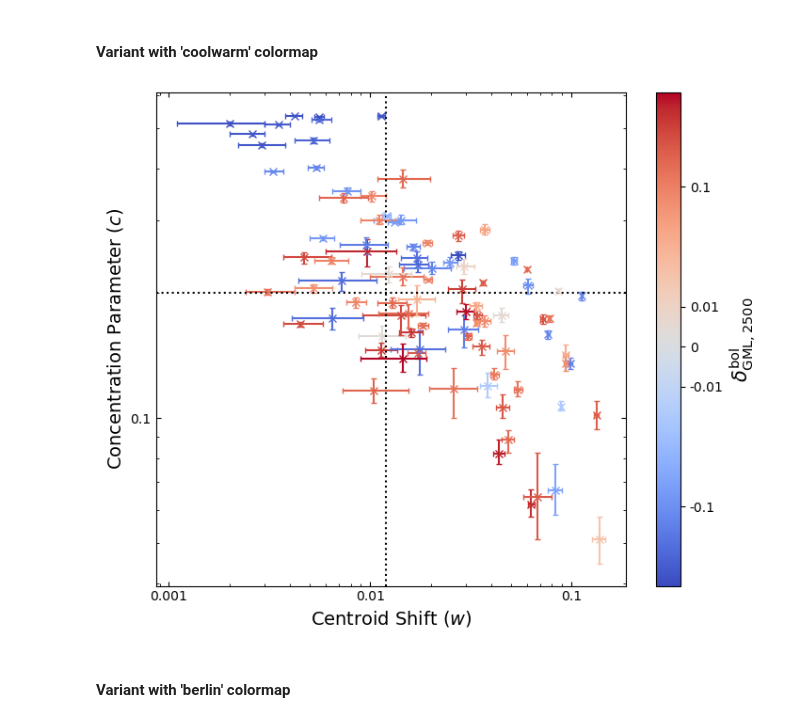
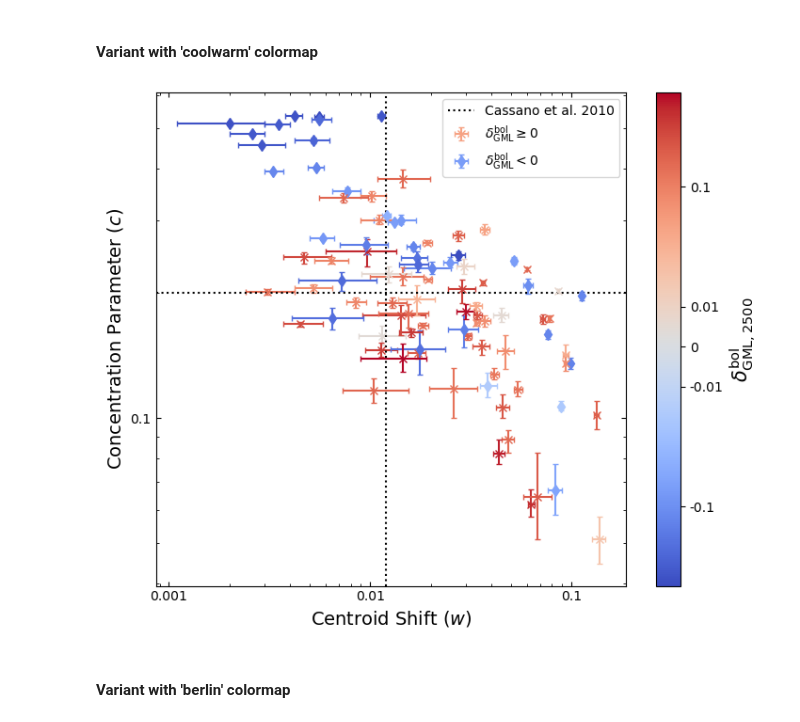
Before and after one commit to DavidT3/XCS-Mass-II-Analysis, a Jupyter notebook: notebooks/exploring_scatter/gasmass-Lx_as_scatter_diagnostic.ipynb, the cells around one changed output. Cells and saved outputs as stored; diff of their text form; code cells hidden in the pictures.

Commit message:
Changed the morphology plane plot with a third dimension of delta GML information - the points are now different shapes above and below delta GML = 0

```diff
--- a/notebooks/exploring_scatter/gasmass-Lx_as_scatter_diagnostic.ipynb
+++ b/notebooks/exploring_scatter/gasmass-Lx_as_scatter_diagnostic.ipynb
@@ -722,36 +722,58 @@ norm = SymLogNorm(0.01, 0.3, vmin=rel_delta_gml_lxbol_2500.min(), vmax=rel_delta
 
 # Now this mapper can be constructed so that we can take that information about the cmap and normalisation
 #  and use it with our data to calculate colours
 cmap_mapper = ScalarMappable(norm=norm, cmap=cmap)
 # This calculates the colours
 colours = cmap_mapper.to_rgba(rel_delta_gml_lxbol_2500)
+
 # I didn't really want to do this but errorbar calls plot (rather than scatter) so it will only do one
-#  colour at a time.
+#  colour at a time - but we will take this opportunity to make data points above and below delta GML of
+#  zero different shapes
+lab_above = False
+lab_below = False
 for c_ind, col in enumerate(colours):
+    # What should be passed to the label parameter of each point, we only want this to be non-None twice, for the
+    #  first point with delta GML above 0, and for the first point below 0.
+    label = None
+    # Set the point shape
+    if rel_delta_gml_lxbol_2500[c_ind] >= 0:
+        pnt_fmt = 'x'
+        if not lab_above:
+            label = r'$\delta^{\rm{bol}}_{\rm{GML}} \geq 0$'
+            lab_above = True
+    else:
+        pnt_fmt = 'd'
+        if not lab_below:
+            label = r'$\delta^{\rm{bol}}_{\rm{GML}}<0$'
+            lab_below = True
+
     plt.errorbar(cen_shifts[c_ind, 0], concs[c_ind, 0], xerr=cen_shifts[c_ind, 1:].reshape(2, 1),
-                 yerr=concs[c_ind, 1:].reshape(2, 1), fmt="x", c=colours[c_ind, :], capsize=2)
+                 yerr=concs[c_ind, 1:].reshape(2, 1), fmt=pnt_fmt, c=colours[c_ind, :], capsize=2, label=label)
 
 plt.axvline(0.012, color='black', linestyle='dotted', label="Cassano et al. 2010")
 plt.axhline(0.2, color='black', linestyle='dotted')
 
 plt.xscale('log')
 plt.yscale('log')
 
 plt.xlabel(r"Centroid Shift ($w$)", fontsize=14)
 plt.ylabel(r"Concentration Parameter ($c$)", fontsize=14)
 
 plt.gca().xaxis.set_major_formatter(FuncFormatter(lambda inp, _: '{:g}'.format(inp)))
 plt.gca().yaxis.set_major_formatter(FuncFormatter(lambda inp, _: '{:g}'.format(inp)))
 
+plt.legend()
+
 cbar = plt.colorbar(cmap_mapper, ax=plt.gca())
 cbar.ax.set_ylabel(r"$\delta^{\rm{bol}}_{\rm{GML,2500}}$", fontsize=15)
 cbar.ax.yaxis.set_major_formatter(FuncFormatter(lambda inp, _: '{:g}'.format(inp)))
+
 plt.tight_layout()
 plt.savefig("../../outputs/figures/icm_morphology/concentration_censhift_deltgml.pdf")
 plt.show()
 plt.close('all')
 # %% [output]
-[figure, old version]
+[figure, new version]
 # %% [markdown]
 #### Variant with 'berlin' colormap
 # %%
```
Also changed, not shown: parts of 1 cell of this notebook, 2 other files.
